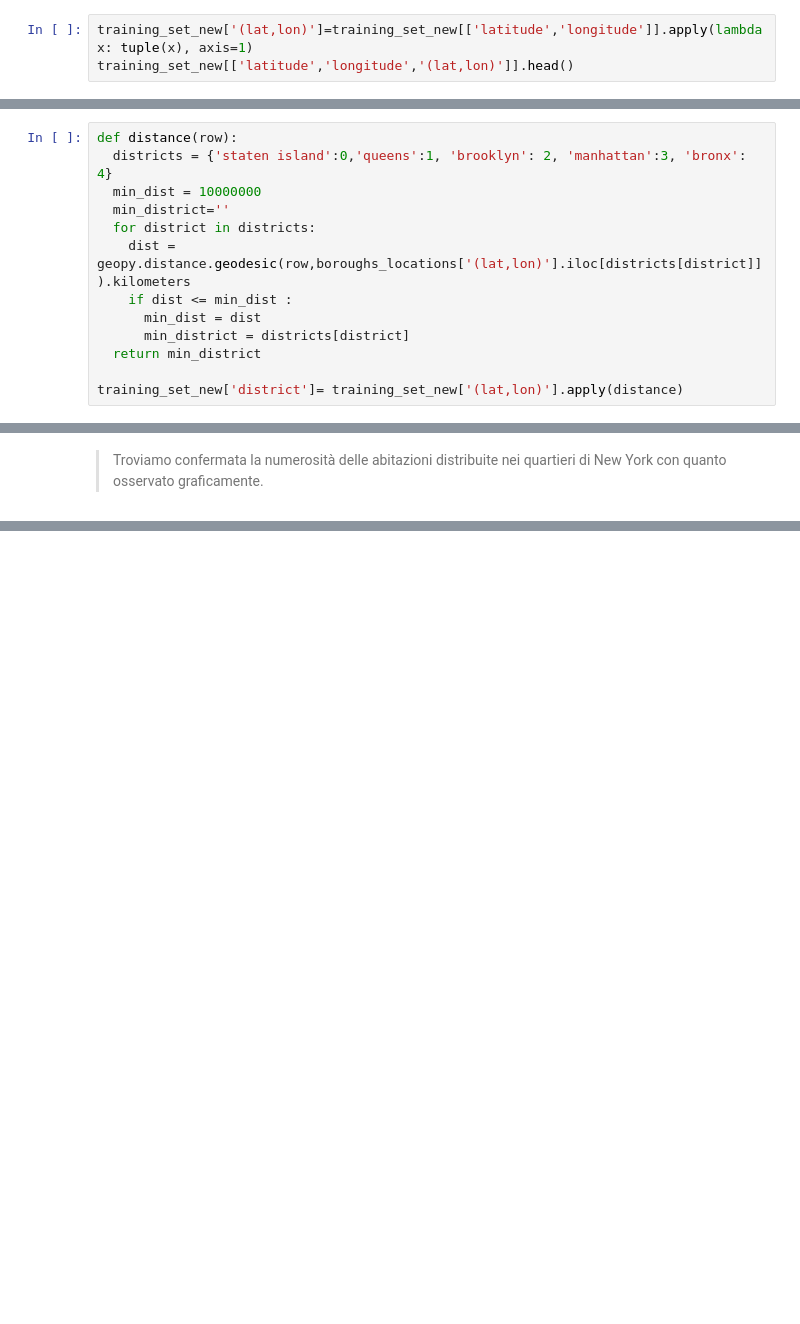
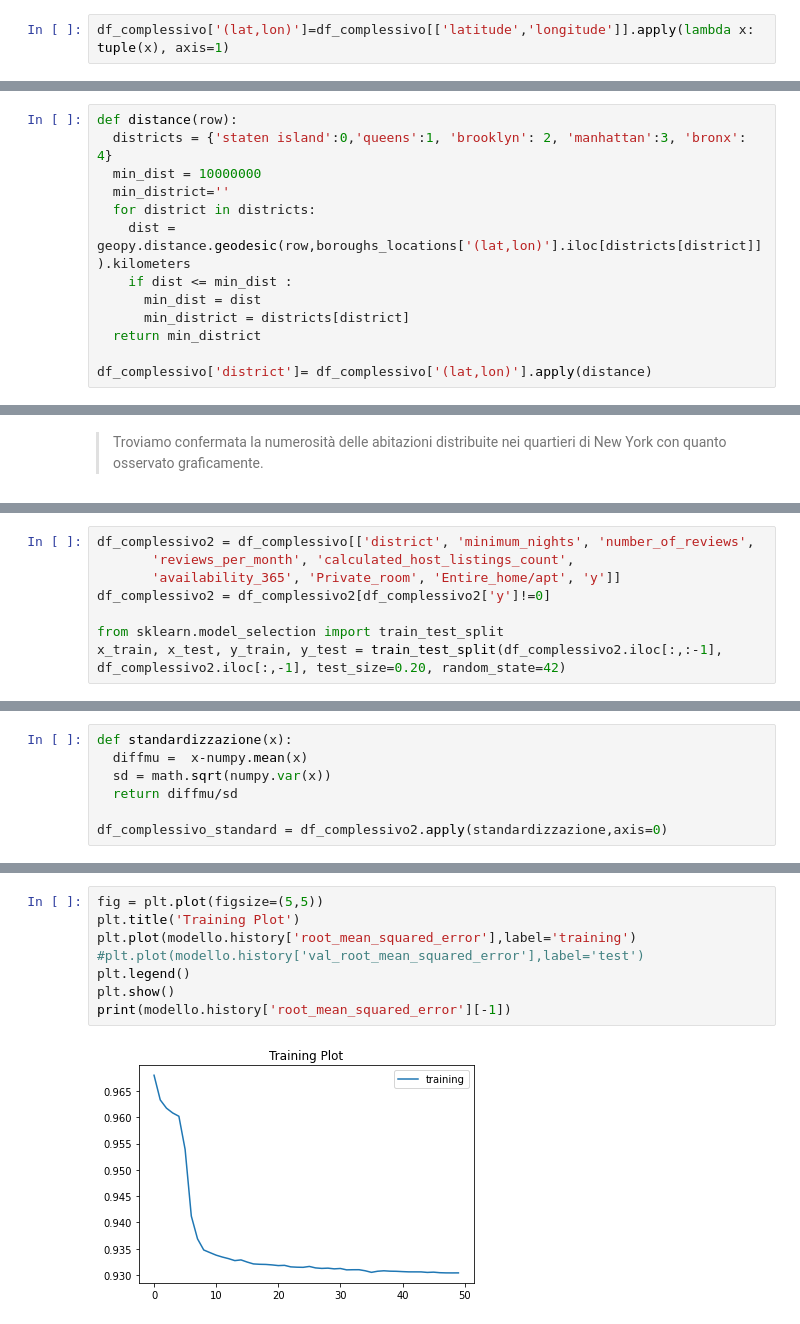
Before and after one commit to LorenzoMauri/Advanced-Machine-Learning, a Jupyter notebook: ASSIGNMENT1.ipynb, the cells around one changed output, grey strips where cells are left out. Saved outputs shown, nothing was run; the diff lists cells and outputs as text; blank space fills up the shorter version.

```diff
--- a/ASSIGNMENT1.ipynb
+++ b/ASSIGNMENT1.ipynb
@@ -199,5 +252,4 @@ training_set_new['geometry'].plot(ax=ax, color="blue",markersize = 0.2)
 
 > Per associare un punto al proprio distretto possiamo calcolare le distanze tra il punto e i 5 distretti e considerare il distretto con distanza più piccola.
 # %%
-training_set_new['(lat,lon)']=training_set_new[['latitude','longitude']].apply(lambda x: tuple(x), axis=1)
-training_set_new[['latitude','longitude','(lat,lon)']].head()
+df_complessivo['(lat,lon)']=df_complessivo[['latitude','longitude']].apply(lambda x: tuple(x), axis=1)
@@ -233,4 +270,4 @@ def distance(row):
       min_district = districts[district]
   return min_district
 
-training_set_new['district']= training_set_new['(lat,lon)'].apply(distance)
+df_complessivo['district']= df_complessivo['(lat,lon)'].apply(distance)
@@ -260,0 +284,8 @@ plt.show()
+# %%
+df_complessivo2 = df_complessivo[['district', 'minimum_nights', 'number_of_reviews',
+       'reviews_per_month', 'calculated_host_listings_count',
+       'availability_365', 'Private_room', 'Entire_home/apt', 'y']]
+df_complessivo2 = df_complessivo2[df_complessivo2['y']!=0]
+
+from sklearn.model_selection import train_test_split
+x_train, x_test, y_train, y_test = train_test_split(df_complessivo2.iloc[:,:-1], df_complessivo2.iloc[:,-1], test_size=0.20, random_state=42)
@@ -263,0 +412,7 @@ plt.show()
+# %%
+def standardizzazione(x):
+  diffmu =  x-numpy.mean(x)
+  sd = math.sqrt(numpy.var(x))
+  return diffmu/sd
+
+df_complessivo_standard = df_complessivo2.apply(standardizzazione,axis=0)
@@ -263,0 +529,10 @@ plt.show()
+# %%
+fig = plt.plot(figsize=(5,5))
+plt.title('Training Plot')
+plt.plot(modello.history['root_mean_squared_error'],label='training')
+#plt.plot(modello.history['val_root_mean_squared_error'],label='test')
+plt.legend()
+plt.show()
+print(modello.history['root_mean_squared_error'][-1])
+# %% [output]
+[figure, added]
```
Also changed, not shown: parts of 45 cells of this notebook.
